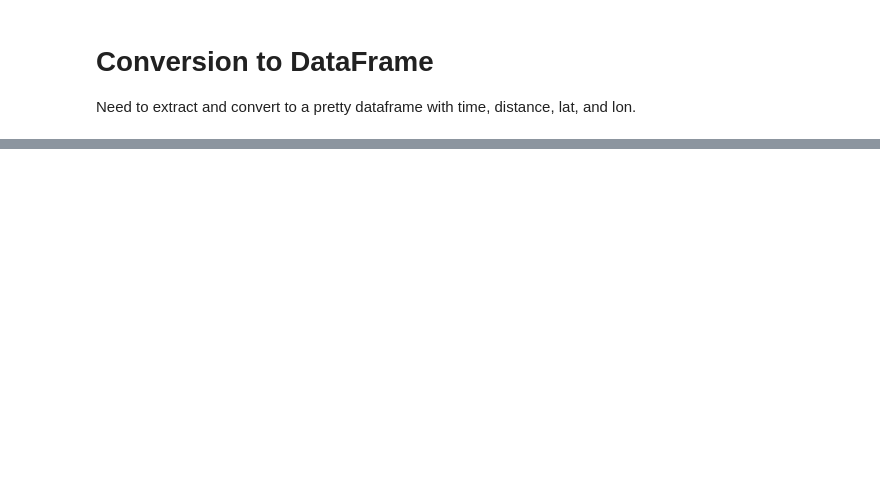
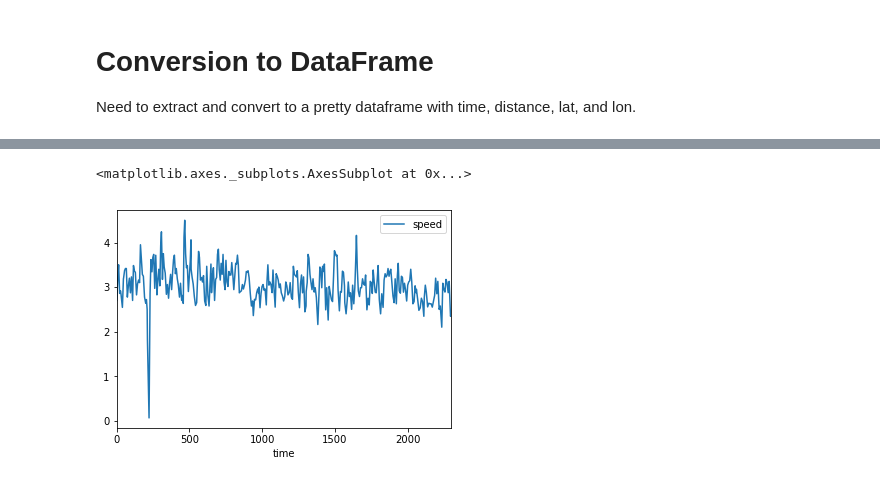
Before and after one commit to roryhr/code, a Jupyter notebook: running_analysis/run-analysis.ipynb, the cells around one changed output, grey strips where cells are left out. Saved outputs shown, nothing was run; the diff lists cells and outputs as text; code cells hidden in the pictures; blank space fills up the shorter version.

```diff
--- a/running_analysis/run-analysis.ipynb
+++ b/running_analysis/run-analysis.ipynb
@@ -76,0 +63,9 @@ Need to extract and convert to a pretty dataframe with time, distance, lat, and
+# %%
+dist_df['speed'] = dist_df.distance.diff()/dist_df.time.diff()
+# %%
+dist_df['smoothed_speed'] = dist_df.speed.rolling(5).mean()
+# %%
+dist_df.plot(x='time', y='speed')
+# %% [output]
+<matplotlib.axes._subplots.AxesSubplot at 0x...>
+[figure, added]
```
Also changed, not shown: parts of 23 cells of this notebook, 1 other file.
